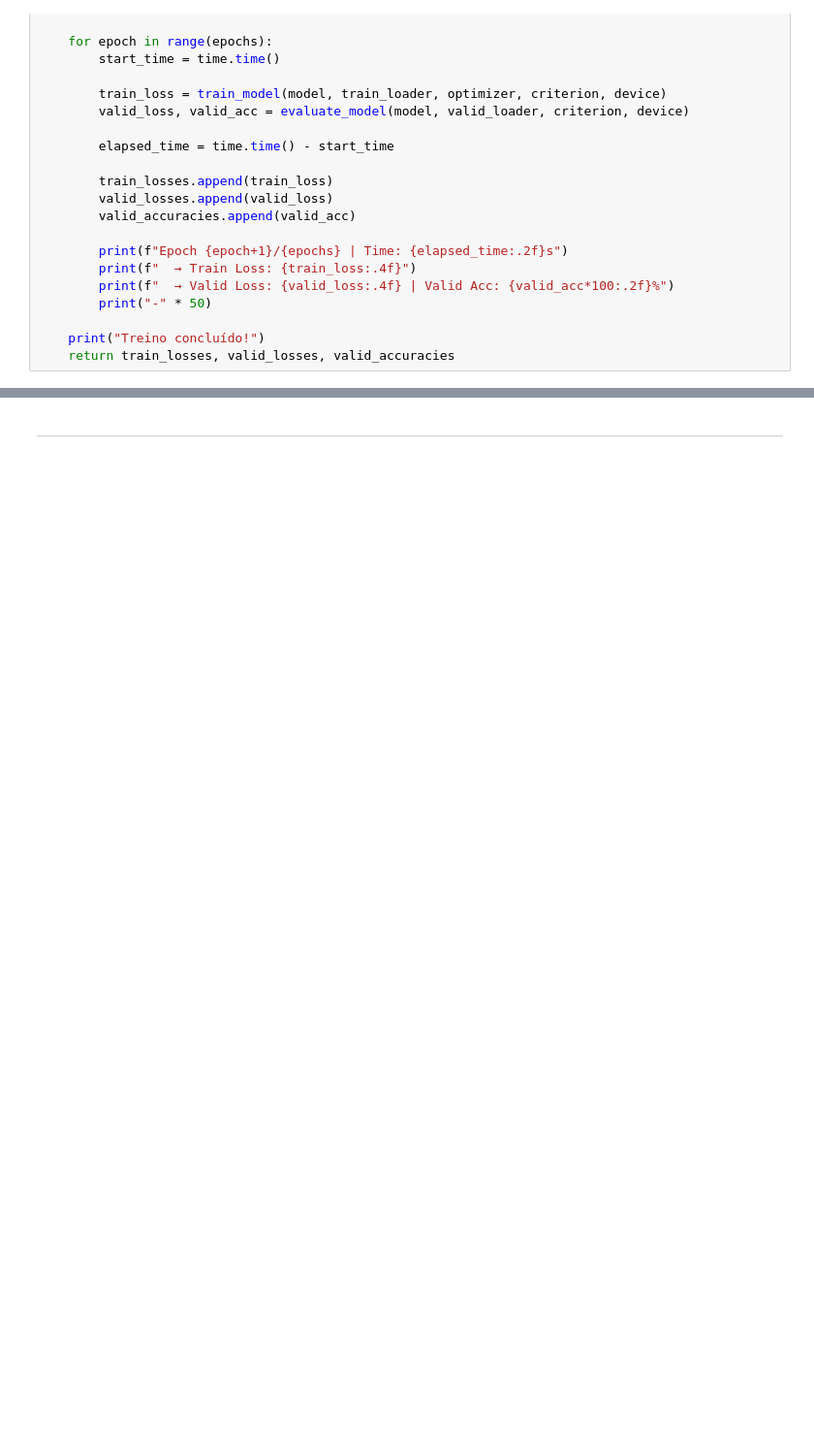
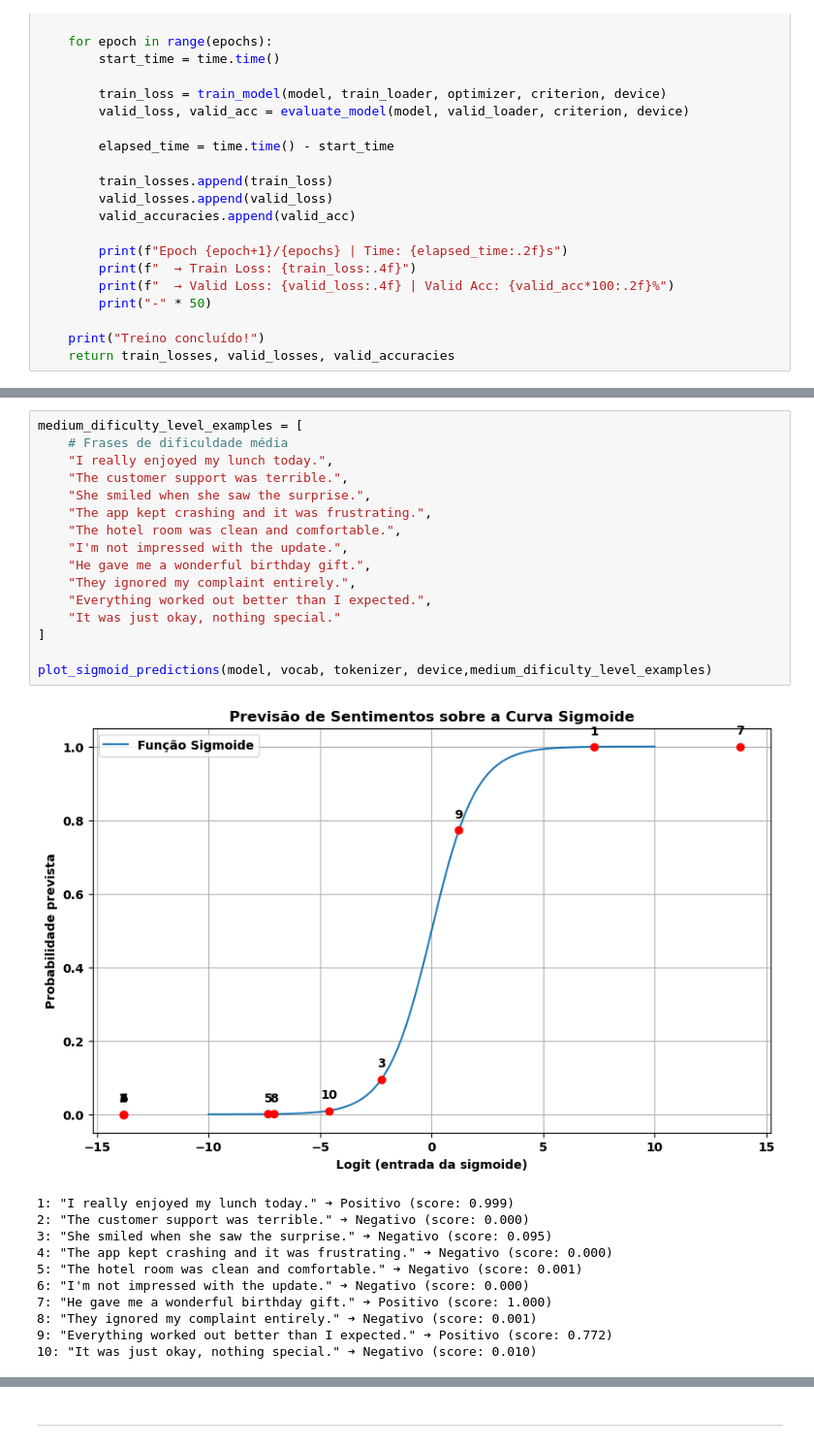
Before and after one commit to pereiranuno/deep_learning, a Jupyter notebook: Deep_Learning_Project-Student.ipynb, the cells around one changed output, grey strips where cells are left out. Shown: that part at 97% size. Drawn from its saved outputs; the diff is of its cells as text; blank space fills up the shorter version.

```diff
--- a/Deep_Learning_Project-Student.ipynb
+++ b/Deep_Learning_Project-Student.ipynb
@@ -1168,0 +1276,28 @@ plot_sigmoid_predictions(model, vocab, tokenizer, device, exemplos)
+# %%
+medium_dificulty_level_examples = [
+    # Frases de dificuldade média
+    "I really enjoyed my lunch today.",
+    "The customer support was terrible.",
+    "She smiled when she saw the surprise.",
+    "The app kept crashing and it was frustrating.",
+    "The hotel room was clean and comfortable.",
+    "I'm not impressed with the update.",
+    "He gave me a wonderful birthday gift.",
+    "They ignored my complaint entirely.",
+    "Everything worked out better than I expected.",
+    "It was just okay, nothing special."
+]
+
+plot_sigmoid_predictions(model, vocab, tokenizer, device,medium_dificulty_level_examples)
+# %% [output]
+[figure, added]
+1: "I really enjoyed my lunch today." ➔ Positivo (score: 0.999)
+2: "The customer support was terrible." ➔ Negativo (score: 0.000)
+3: "She smiled when she saw the surprise." ➔ Negativo (score: 0.095)
+4: "The app kept crashing and it was frustrating." ➔ Negativo (score: 0.000)
+5: "The hotel room was clean and comfortable." ➔ Negativo (score: 0.001)
+6: "I'm not impressed with the update." ➔ Negativo (score: 0.000)
+7: "He gave me a wonderful birthday gift." ➔ Positivo (score: 1.000)
+8: "They ignored my complaint entirely." ➔ Negativo (score: 0.001)
+9: "Everything worked out better than I expected." ➔ Positivo (score: 0.772)
+10: "It was just okay, nothing special." ➔ Negativo (score: 0.010)
```
Also changed, not shown: parts of 16 cells of this notebook.
